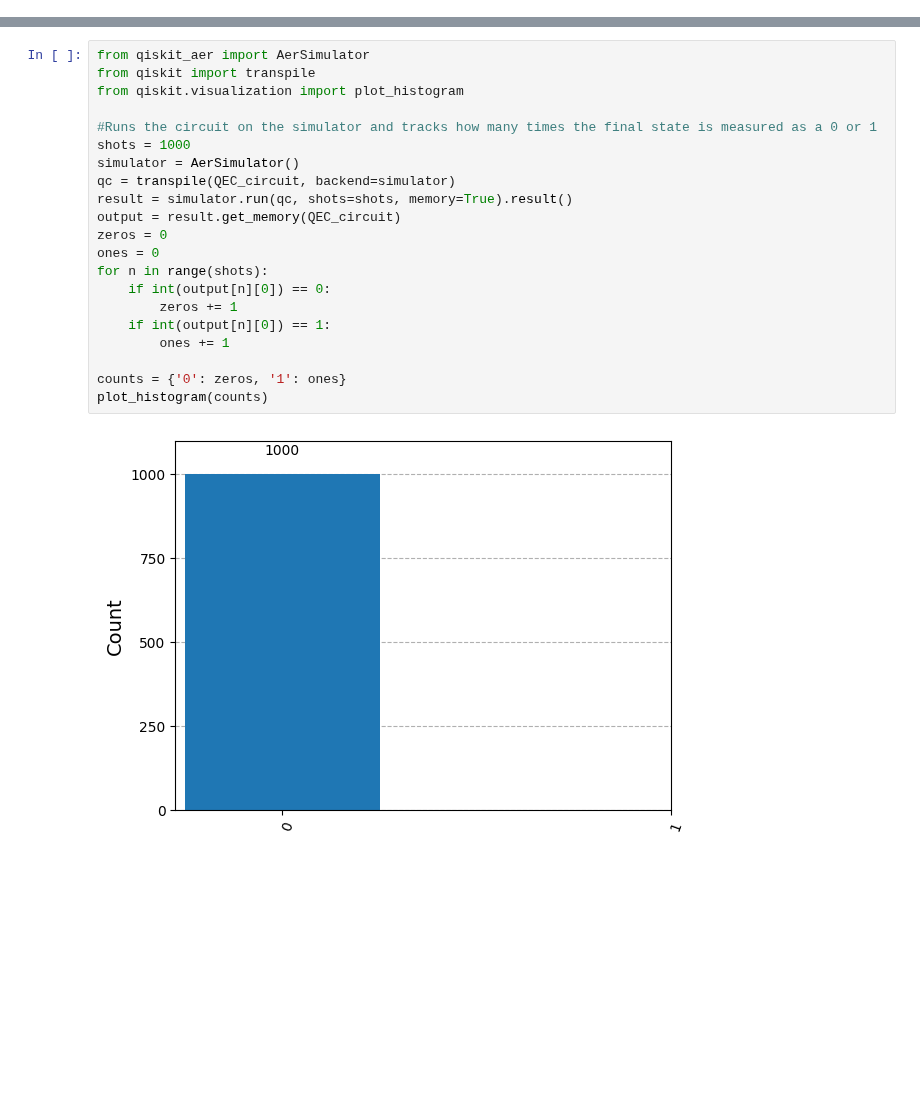
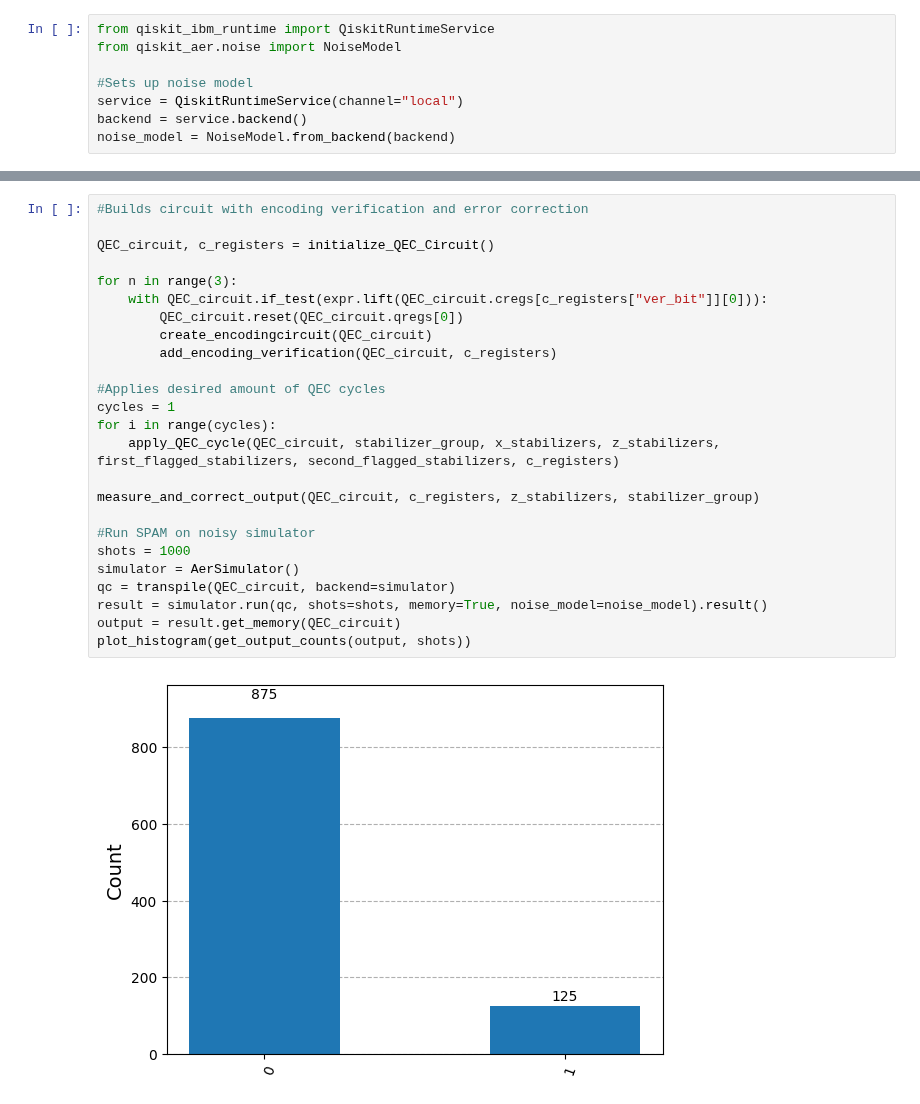
Before and after one commit to GT-Quantum-Computing-Association/LogicalQ, a Jupyter notebook: demos/ModularizedFlaggedSyndromeExtraction.ipynb, the cells around one changed output, grey strips where cells are left out. Cells and saved outputs as stored; diff of their text form; blank space fills up the shorter version.

Commit message:
Tested full QEC with noise model

```diff
--- a/demos/ModularizedFlaggedSyndromeExtraction.ipynb
+++ b/demos/ModularizedFlaggedSyndromeExtraction.ipynb
@@ -214,0 +228,8 @@ measure_output(QEC_circuit, c_registers, z_stabilizers, stabilizer_group)
+# %%
+from qiskit_ibm_runtime import QiskitRuntimeService
+from qiskit_aer.noise import NoiseModel
+
+#Sets up noise model
+service = QiskitRuntimeService(channel="local")
+backend = service.backend()
+noise_model = NoiseModel.from_backend(backend)
@@ -215,26 +277,30 @@ measure_output(QEC_circuit, c_registers, z_stabilizers, stabilizer_group)
 # %%
-from qiskit_aer import AerSimulator
-from qiskit import transpile
-from qiskit.visualization import plot_histogram
+#Builds circuit with encoding verification and error correction
 
-#Runs the circuit on the simulator and tracks how many times the final state is measured as a 0 or 1
+QEC_circuit, c_registers = initialize_QEC_Circuit()
+
+for n in range(3):
+    with QEC_circuit.if_test(expr.lift(QEC_circuit.cregs[c_registers["ver_bit"]][0])):
+        QEC_circuit.reset(QEC_circuit.qregs[0])
+        create_encodingcircuit(QEC_circuit)
+        add_encoding_verification(QEC_circuit, c_registers)
+
+#Applies desired amount of QEC cycles
+cycles = 1
+for i in range(cycles):
+    apply_QEC_cycle(QEC_circuit, stabilizer_group, x_stabilizers, z_stabilizers, first_flagged_stabilizers, second_flagged_stabilizers, c_registers)
+
+measure_and_correct_output(QEC_circuit, c_registers, z_stabilizers, stabilizer_group)
+
+#Run SPAM on noisy simulator
 shots = 1000
 simulator = AerSimulator()
 qc = transpile(QEC_circuit, backend=simulator)
-result = simulator.run(qc, shots=shots, memory=True).result()
+result = simulator.run(qc, shots=shots, memory=True, noise_model=noise_model).result()
 output = result.get_memory(QEC_circuit)
-zeros = 0
-ones = 0
-for n in range(shots):
-    if int(output[n][0]) == 0:
-        zeros += 1
-    if int(output[n][0]) == 1:
-        ones += 1
-
-counts = {'0': zeros, '1': ones}
-plot_histogram(counts)
+plot_histogram(get_output_counts(output, shots))
 # %% [output]
-[figure, old version]
+[figure, new version]
 # %%
 #Draws final circuit with classical controls
 QEC_circuit.draw('mpl', style='iqp', cregbundle=True)
```
Also changed, not shown: parts of 5 cells of this notebook.
